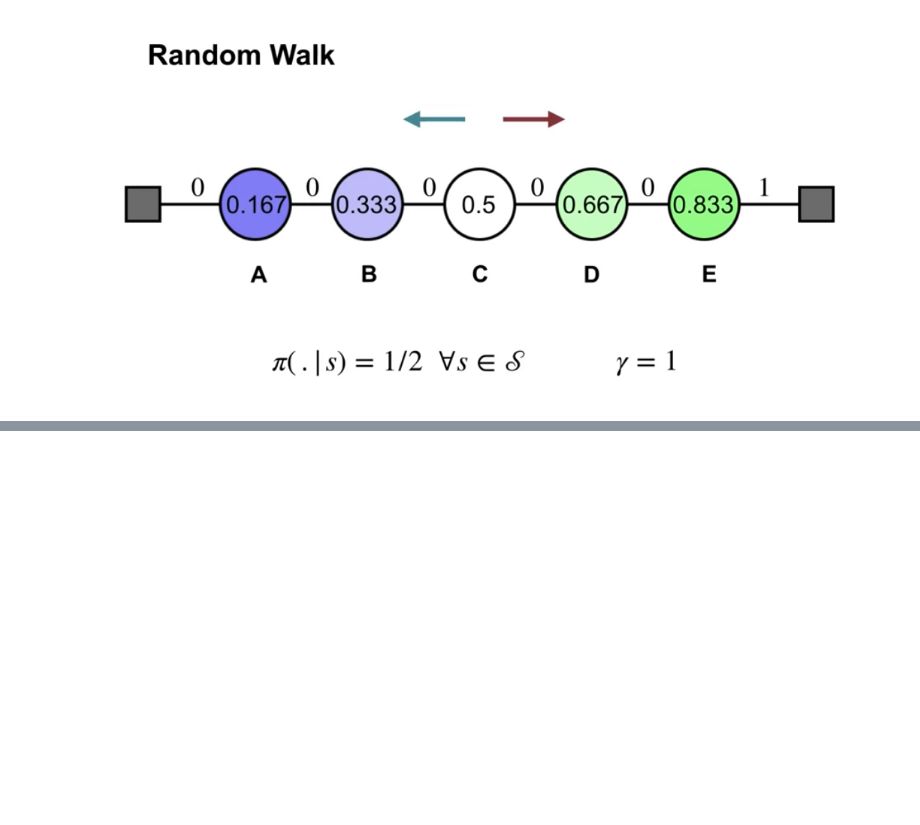
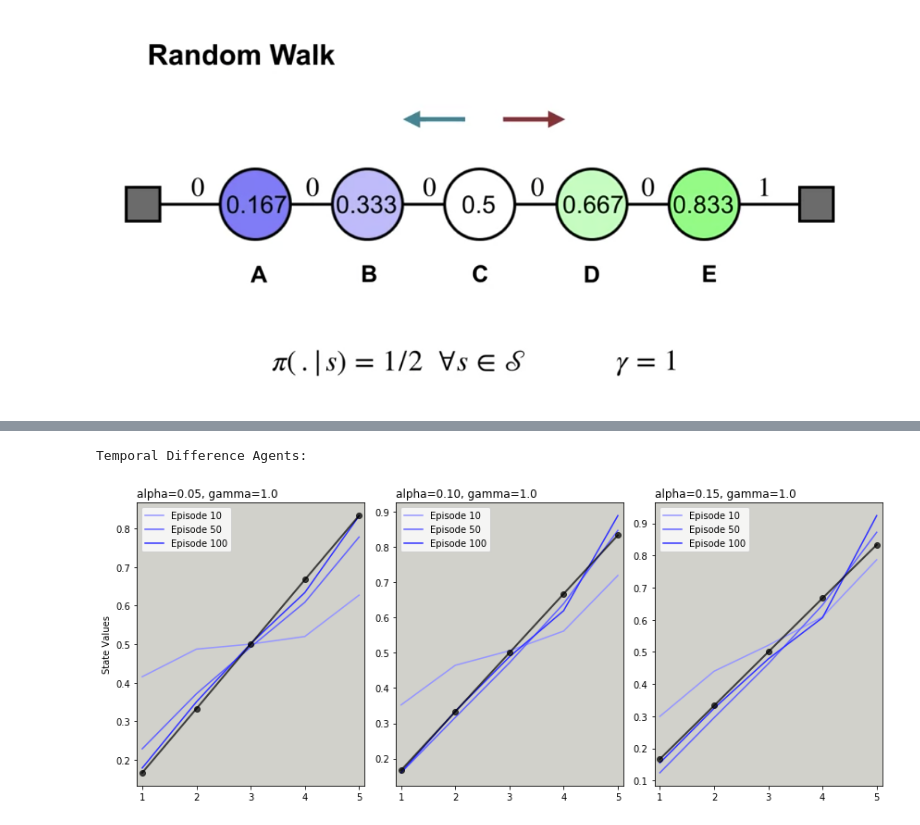
Before and after one commit to SebastienMc/Wee-RL-Notes, a Jupyter notebook: 6.1_MC v TD Learning.ipynb, the cells around one changed output, grey strips where cells are left out. Cells and saved outputs as stored; diff of their text form; code cells hidden in the pictures; blank space fills up the shorter version.

```diff
--- a/6.1_MC v TD Learning.ipynb
+++ b/6.1_MC v TD Learning.ipynb
@@ -274,0 +308,9 @@ plt.tight_layout()
+# %%
+print('Temporal Difference Agents:')
+plot_learning(checkpoint_values['TD05'],
+              checkpoint_values['TD10'],
+              checkpoint_values['TD15'],
+              '0.05', '0.10', '0.15', colours3)
+# %% [output]
+Temporal Difference Agents:
+[figure, added]
```
Also changed, not shown: parts of 18 cells of this notebook.
